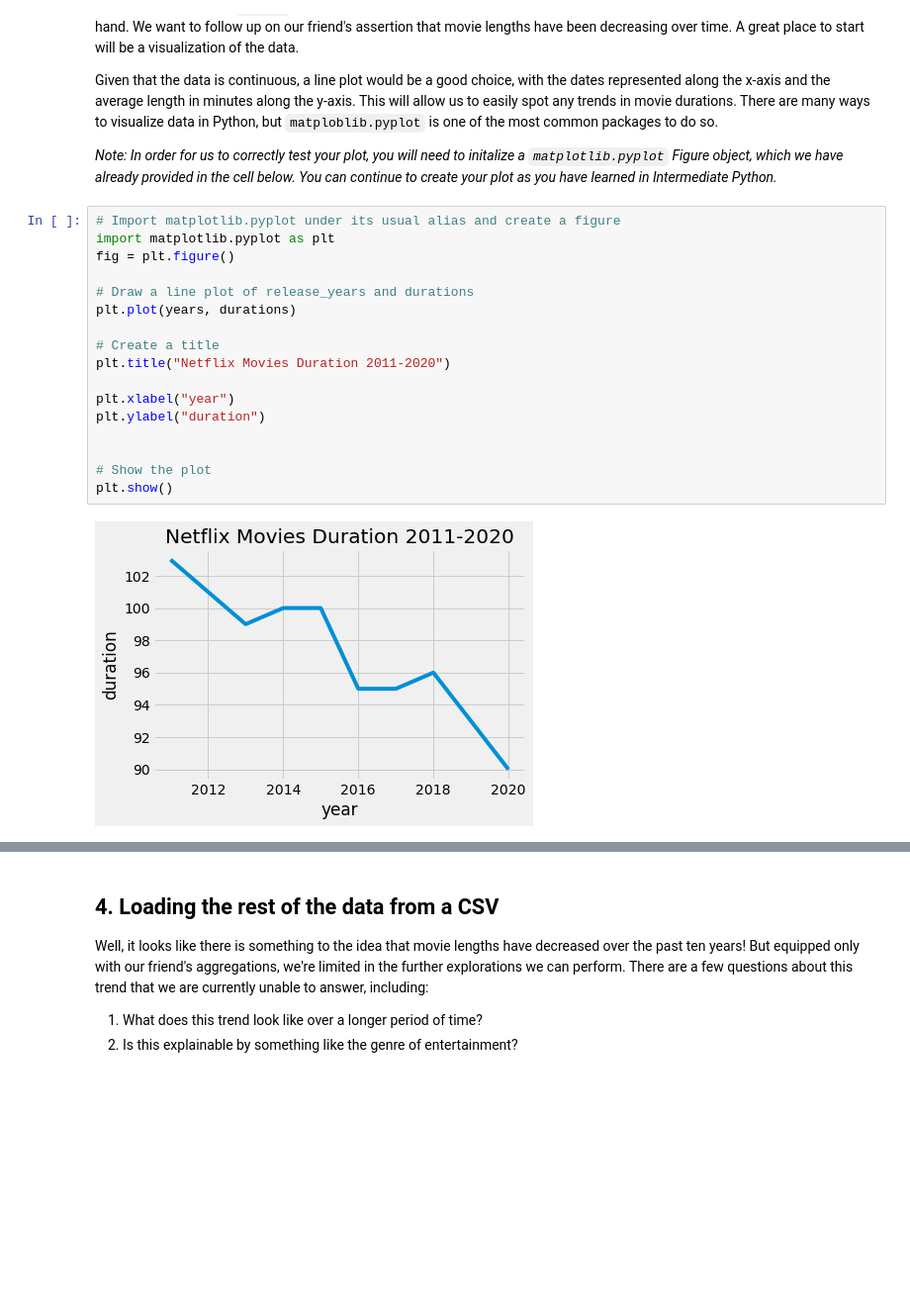
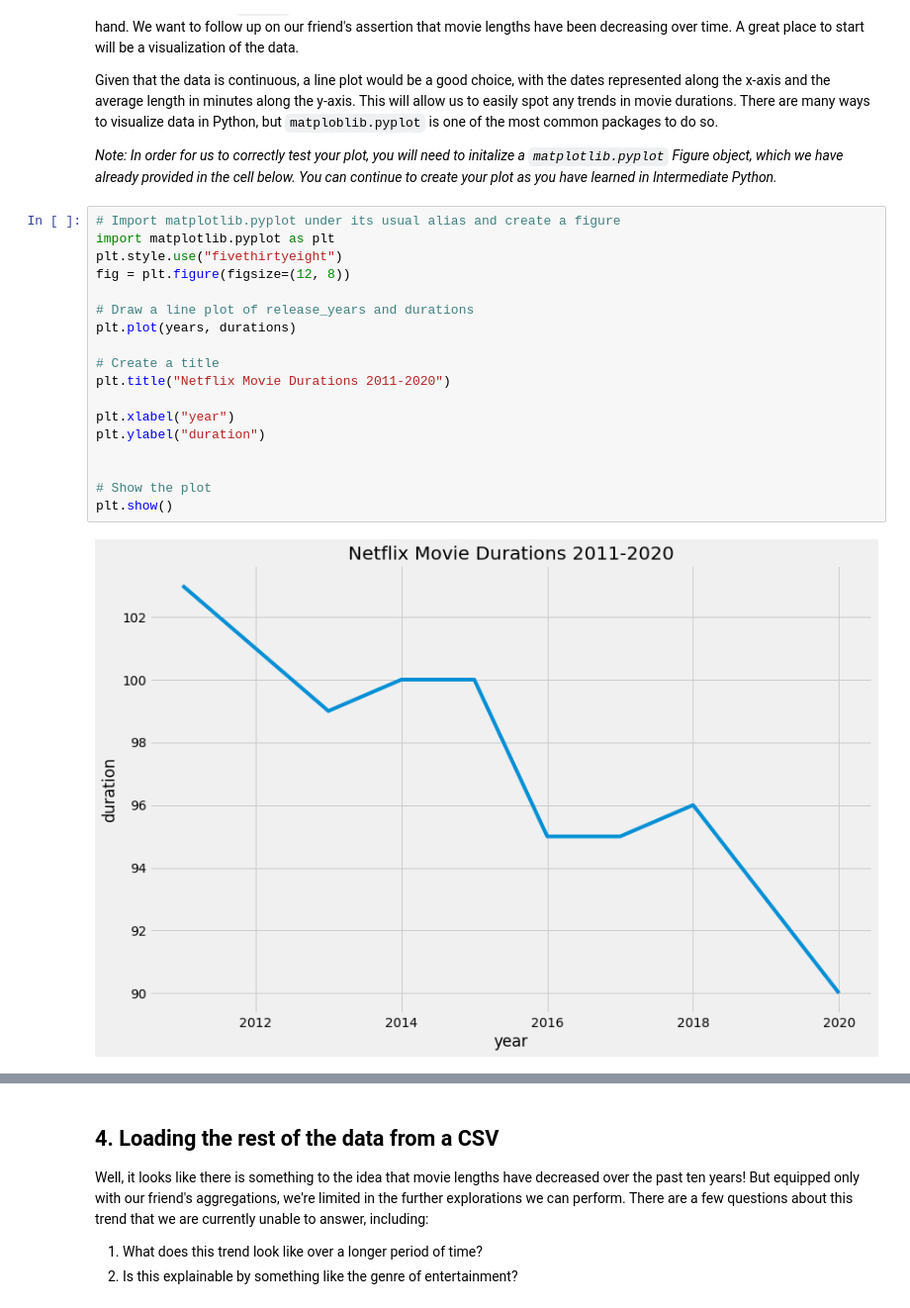
Before and after one commit to adelabuhashim/DS-Recap, a Jupyter notebook: Investigating Netflix Movies and Guest Stars in The Office/notebook.ipynb, the cells around one changed output, grey strips where cells are left out. Shown at 99% size. Saved outputs shown, nothing was run; the diff lists cells and outputs as text; blank space fills up the shorter version.

```diff
--- a/Investigating Netflix Movies and Guest Stars in The Office/notebook.ipynb
+++ b/Investigating Netflix Movies and Guest Stars in The Office/notebook.ipynb
@@ -65,19 +120,20 @@ durations_df
 # %%
 # Import matplotlib.pyplot under its usual alias and create a figure
 import matplotlib.pyplot as plt
-fig = plt.figure()
+plt.style.use("fivethirtyeight")
+fig = plt.figure(figsize=(12, 8))
 
 # Draw a line plot of release_years and durations
 plt.plot(years, durations)
 
 # Create a title
-plt.title("Netflix Movies Duration 2011-2020")
+plt.title("Netflix Movie Durations 2011-2020")
 
 plt.xlabel("year")
 plt.ylabel("duration")
 
 
 # Show the plot
 plt.show()
 # %% [output]
-[figure, old version]
+[figure, new version]
```
Also changed, not shown: parts of 19 cells of this notebook.
